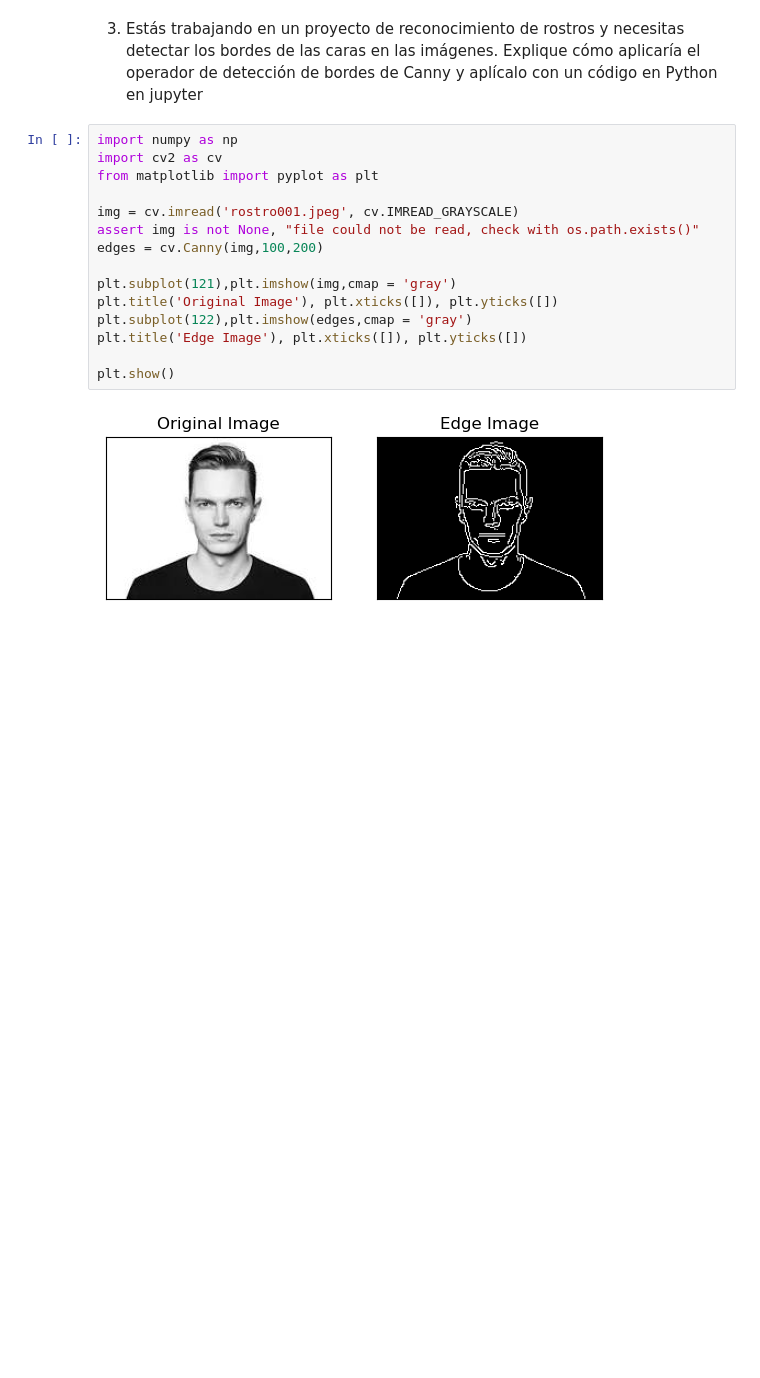
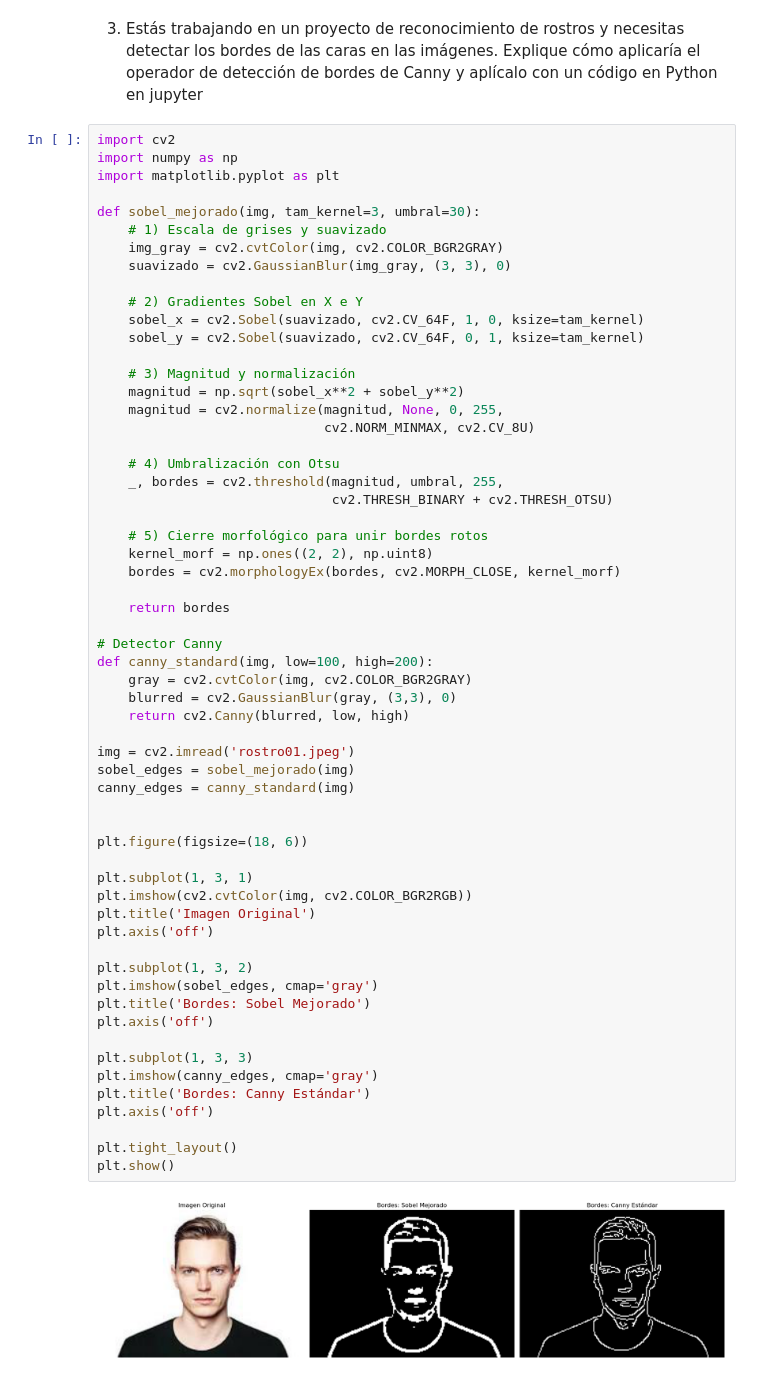
Before and after one commit to yayozarzal/pdiGrover, a Jupyter notebook: PDI_001/Mitad 02 clases/pdi_laboratorio.ipynb, the cells around one changed output. Drawn from its saved outputs; the diff is of its cells as text; blank space fills up the shorter version.

```diff
--- a/PDI_001/Mitad 02 clases/pdi_laboratorio.ipynb
+++ b/PDI_001/Mitad 02 clases/pdi_laboratorio.ipynb
@@ -182,19 +139,63 @@ Azul: 7
 bordes de las caras en las imágenes. Explique cómo aplicaría el operador de detección de
 bordes de Canny y aplícalo con un código en Python en jupyter
 # %%
+import cv2
 import numpy as np
-import cv2 as cv
-from matplotlib import pyplot as plt
+import matplotlib.pyplot as plt
 
-img = cv.imread('rostro001.jpeg', cv.IMREAD_GRAYSCALE)
-assert img is not None, "file could not be read, check with os.path.exists()"
-edges = cv.Canny(img,100,200)
+def sobel_mejorado(img, tam_kernel=3, umbral=30):
+    # 1) Escala de grises y suavizado
+    img_gray = cv2.cvtColor(img, cv2.COLOR_BGR2GRAY)
+    suavizado = cv2.GaussianBlur(img_gray, (3, 3), 0)
 
-plt.subplot(121),plt.imshow(img,cmap = 'gray')
-plt.title('Original Image'), plt.xticks([]), plt.yticks([])
-plt.subplot(122),plt.imshow(edges,cmap = 'gray')
-plt.title('Edge Image'), plt.xticks([]), plt.yticks([])
+    # 2) Gradientes Sobel en X e Y
+    sobel_x = cv2.Sobel(suavizado, cv2.CV_64F, 1, 0, ksize=tam_kernel)
+    sobel_y = cv2.Sobel(suavizado, cv2.CV_64F, 0, 1, ksize=tam_kernel)
 
+    # 3) Magnitud y normalización
+    magnitud = np.sqrt(sobel_x**2 + sobel_y**2)
+    magnitud = cv2.normalize(magnitud, None, 0, 255,
+                             cv2.NORM_MINMAX, cv2.CV_8U)
+
+    # 4) Umbralización con Otsu
+    _, bordes = cv2.threshold(magnitud, umbral, 255,
+                              cv2.THRESH_BINARY + cv2.THRESH_OTSU)
+
+    # 5) Cierre morfológico para unir bordes rotos
+    kernel_morf = np.ones((2, 2), np.uint8)
+    bordes = cv2.morphologyEx(bordes, cv2.MORPH_CLOSE, kernel_morf)
+
+    return bordes
+
+# Detector Canny
+def canny_standard(img, low=100, high=200):
+    gray = cv2.cvtColor(img, cv2.COLOR_BGR2GRAY)
+    blurred = cv2.GaussianBlur(gray, (3,3), 0)
+    return cv2.Canny(blurred, low, high)
+
+img = cv2.imread('rostro01.jpeg')
+sobel_edges = sobel_mejorado(img)
+canny_edges = canny_standard(img)
+
+
+plt.figure(figsize=(18, 6))
+
+plt.subplot(1, 3, 1)
+plt.imshow(cv2.cvtColor(img, cv2.COLOR_BGR2RGB))
+plt.title('Imagen Original')
+plt.axis('off')
+
+plt.subplot(1, 3, 2)
+plt.imshow(sobel_edges, cmap='gray')
+plt.title('Bordes: Sobel Mejorado')
+plt.axis('off')
+
+plt.subplot(1, 3, 3)
+plt.imshow(canny_edges, cmap='gray')
+plt.title('Bordes: Canny Estándar')
+plt.axis('off')
+
+plt.tight_layout()
 plt.show()
 # %% [output]
-[figure, old version]
+[figure, new version]
```
Also changed, not shown: parts of 1 cell of this notebook.
